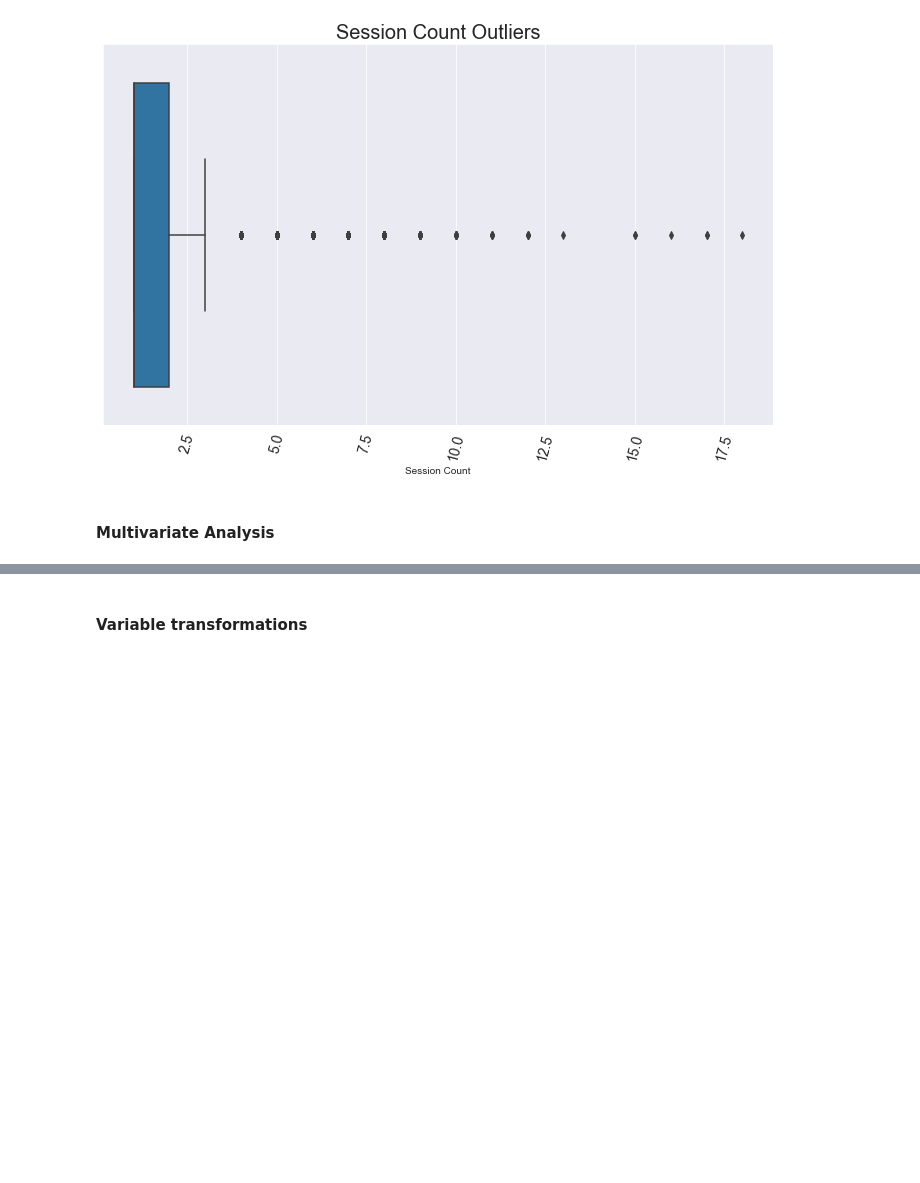
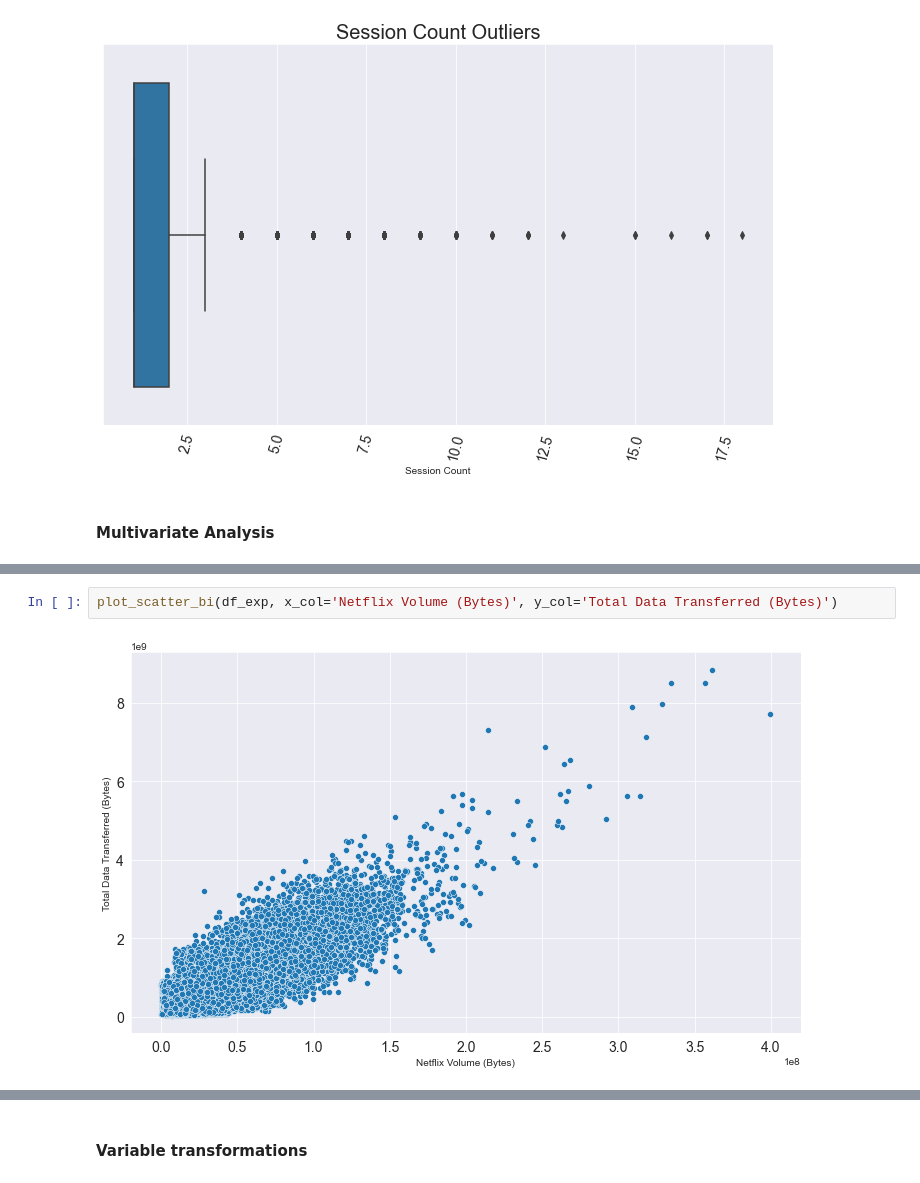
Before and after one commit to DiyeMark/User-Analytics-Telecommunication-Industry, a Jupyter notebook: notebooks/user-overview-analysis.ipynb, the cells around one changed output, grey strips where cells are left out. Cells and saved outputs as stored; diff of their text form; blank space fills up the shorter version.

```diff
--- a/notebooks/user-overview-analysis.ipynb
+++ b/notebooks/user-overview-analysis.ipynb
@@ -790,0 +783,4 @@ plt.scatter(df_exp['Social Media Volume (Bytes)'], df_exp['Total Data Transferre
+# %%
+plot_scatter_bi(df_exp, x_col='Netflix Volume (Bytes)', y_col='Total Data Transferred (Bytes)')
+# %% [output]
+[figure, added]
```
Also changed, not shown: parts of 10 cells of this notebook.
